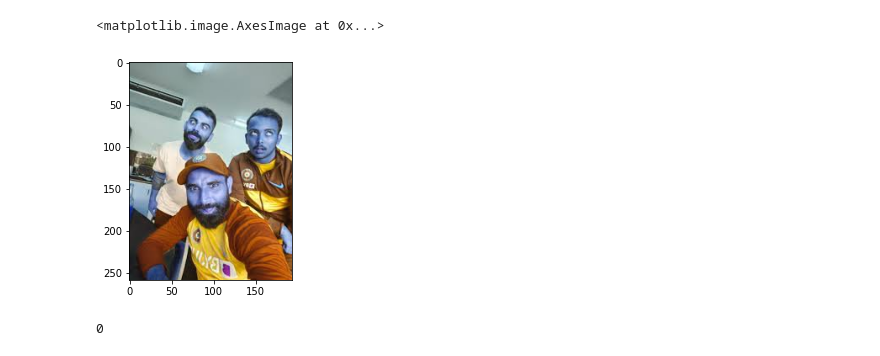
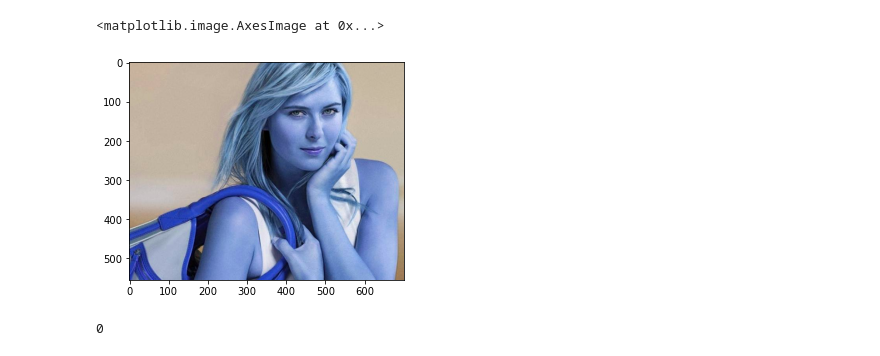
Before and after one commit to exulansis1420/Face-Recognition, a Jupyter notebook: model/data_cleaning.ipynb, the cells around one changed output. Drawn from its saved outputs; the diff is of its cells as text; code cells hidden in the pictures.

```diff
--- a/model/data_cleaning.ipynb
+++ b/model/data_cleaning.ipynb
@@ -93,11 +94,11 @@ def get_cropped_image_if_2_eyes(image_path):
             allfaces.append(roi_color)
     return allfaces
 # %%
-original_image = cv2.imread('./test_images/kohli2.jpg')
+original_image = cv2.imread('./test_images/sharapova1.jpg')
 plt.imshow(original_image)
 # %% [output]
 <matplotlib.image.AxesImage at 0x...>
-[figure, old version]
+[figure, new version]
 # %%
 cropped_images = get_cropped_image_if_2_eyes('./test_images/kohli2.jpg')
 print(len(cropped_images))
```
Also changed, not shown: parts of 15 cells of this notebook, 8 other files.
